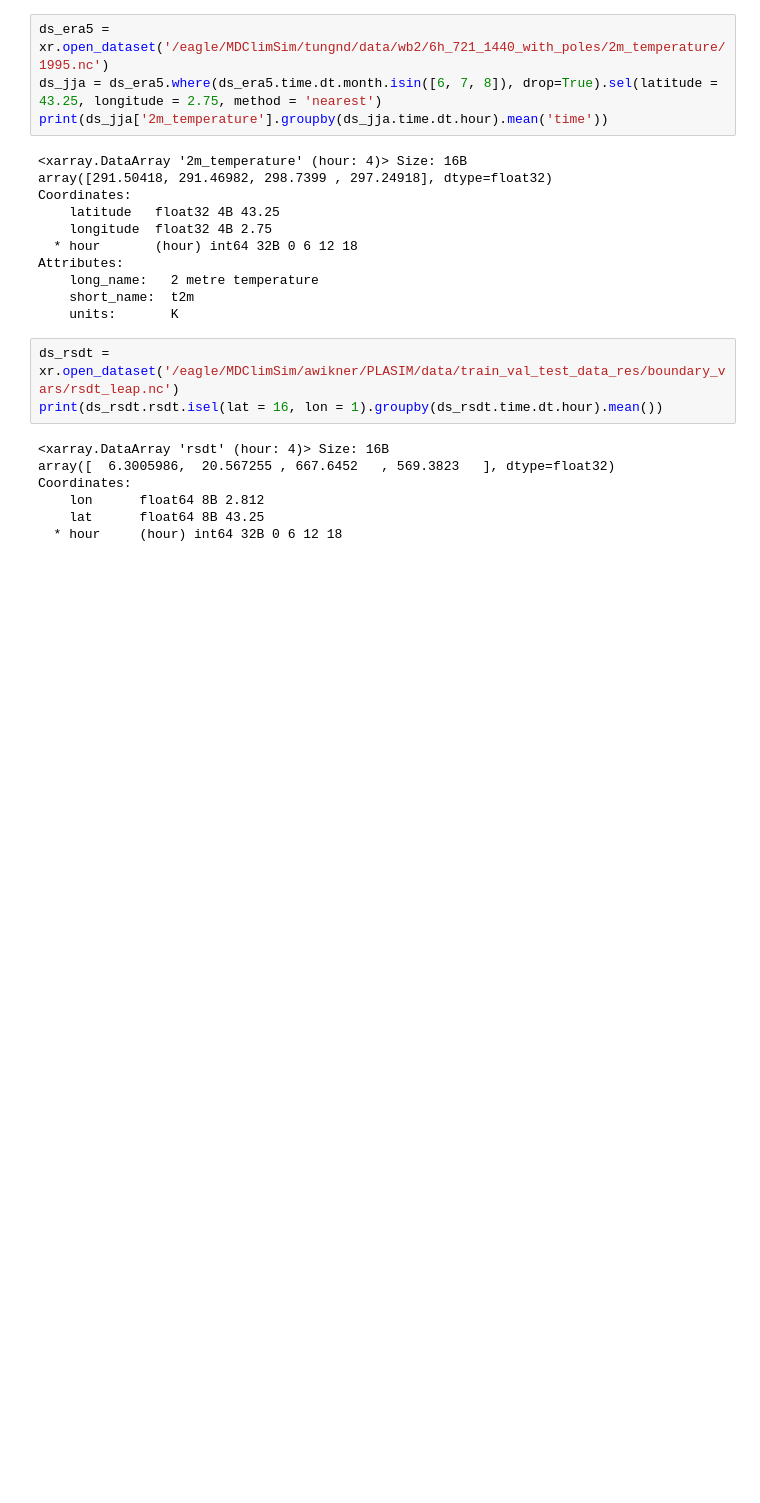
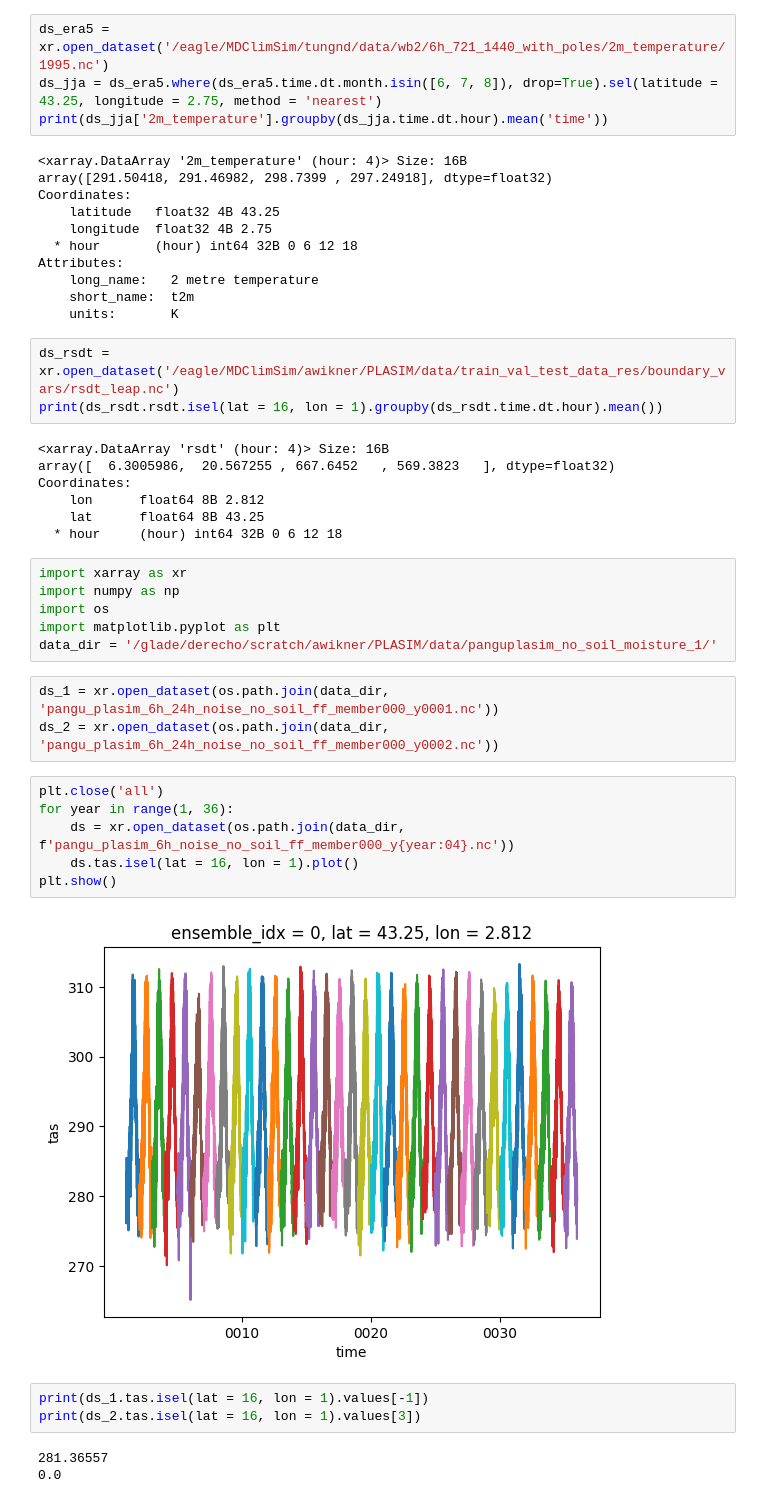
Before and after one commit to rcc-uchicago/pedramh-profiling, a Jupyter notebook: v2.0/convert_to_onnx.ipynb, the cells around one changed output. Saved outputs shown, nothing was run; the diff lists cells and outputs as text; blank space fills up the shorter version.

```diff
--- a/v2.0/convert_to_onnx.ipynb
+++ b/v2.0/convert_to_onnx.ipynb
@@ -298,3 +298,26 @@ Coordinates:
     lon      float64 8B 2.812
     lat      float64 8B 43.25
   * hour     (hour) int64 32B 0 6 12 18
+# %%
+import xarray as xr
+import numpy as np
+import os
+import matplotlib.pyplot as plt
+data_dir = '/glade/derecho/scratch/awikner/PLASIM/data/panguplasim_no_soil_moisture_1/'
+# %%
+ds_1 = xr.open_dataset(os.path.join(data_dir, 'pangu_plasim_6h_24h_noise_no_soil_ff_member000_y0001.nc'))
+ds_2 = xr.open_dataset(os.path.join(data_dir, 'pangu_plasim_6h_24h_noise_no_soil_ff_member000_y0002.nc'))
+# %%
+plt.close('all')
+for year in range(1, 36):
+    ds = xr.open_dataset(os.path.join(data_dir, f'pangu_plasim_6h_noise_no_soil_ff_member000_y{year:04}.nc'))
+    ds.tas.isel(lat = 16, lon = 1).plot()
+plt.show()
+# %% [output]
+[figure, added]
+# %%
+print(ds_1.tas.isel(lat = 16, lon = 1).values[-1])
+print(ds_2.tas.isel(lat = 16, lon = 1).values[3])
+# %% [output]
+281.36557
+0.0
```
Also changed, not shown: 15 other files.
